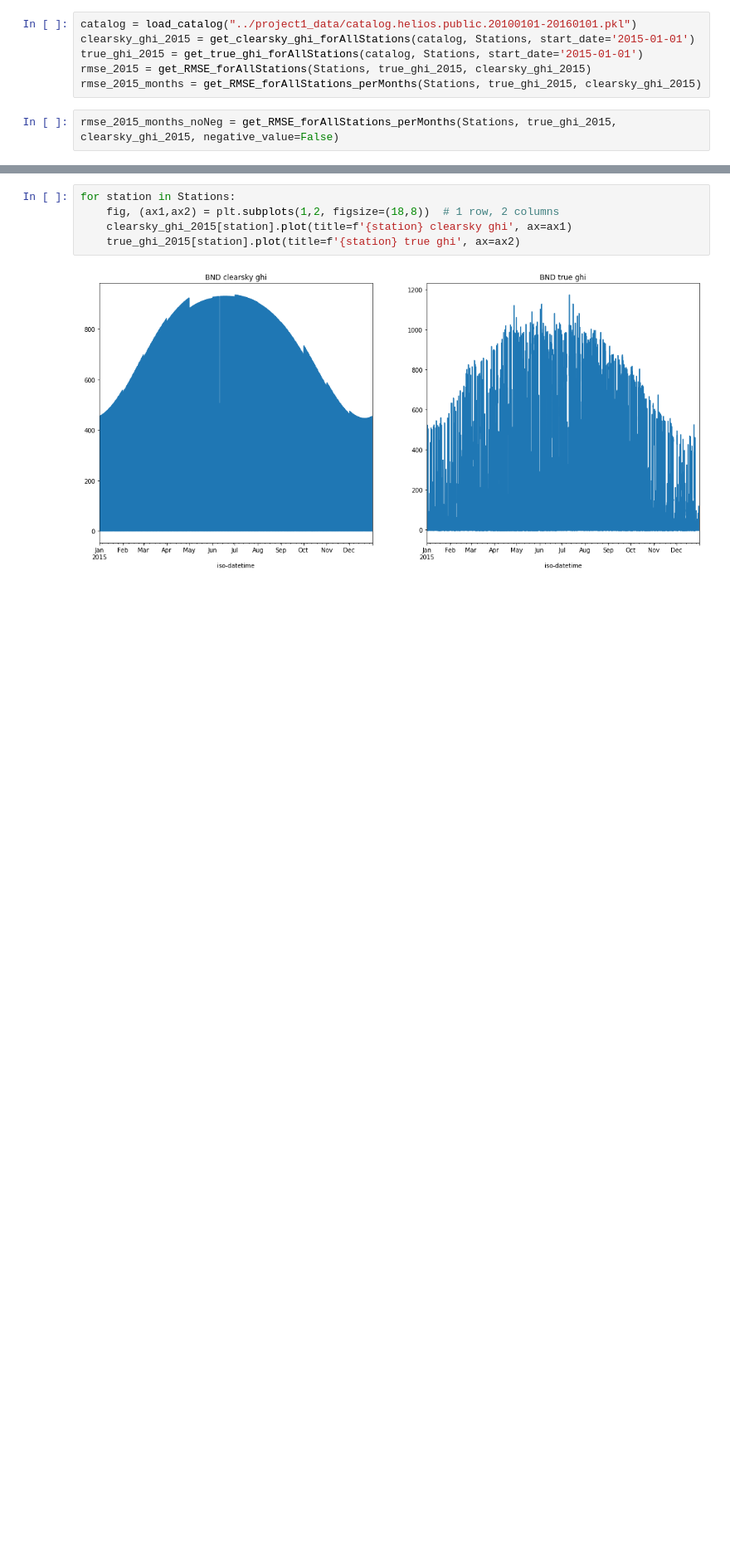
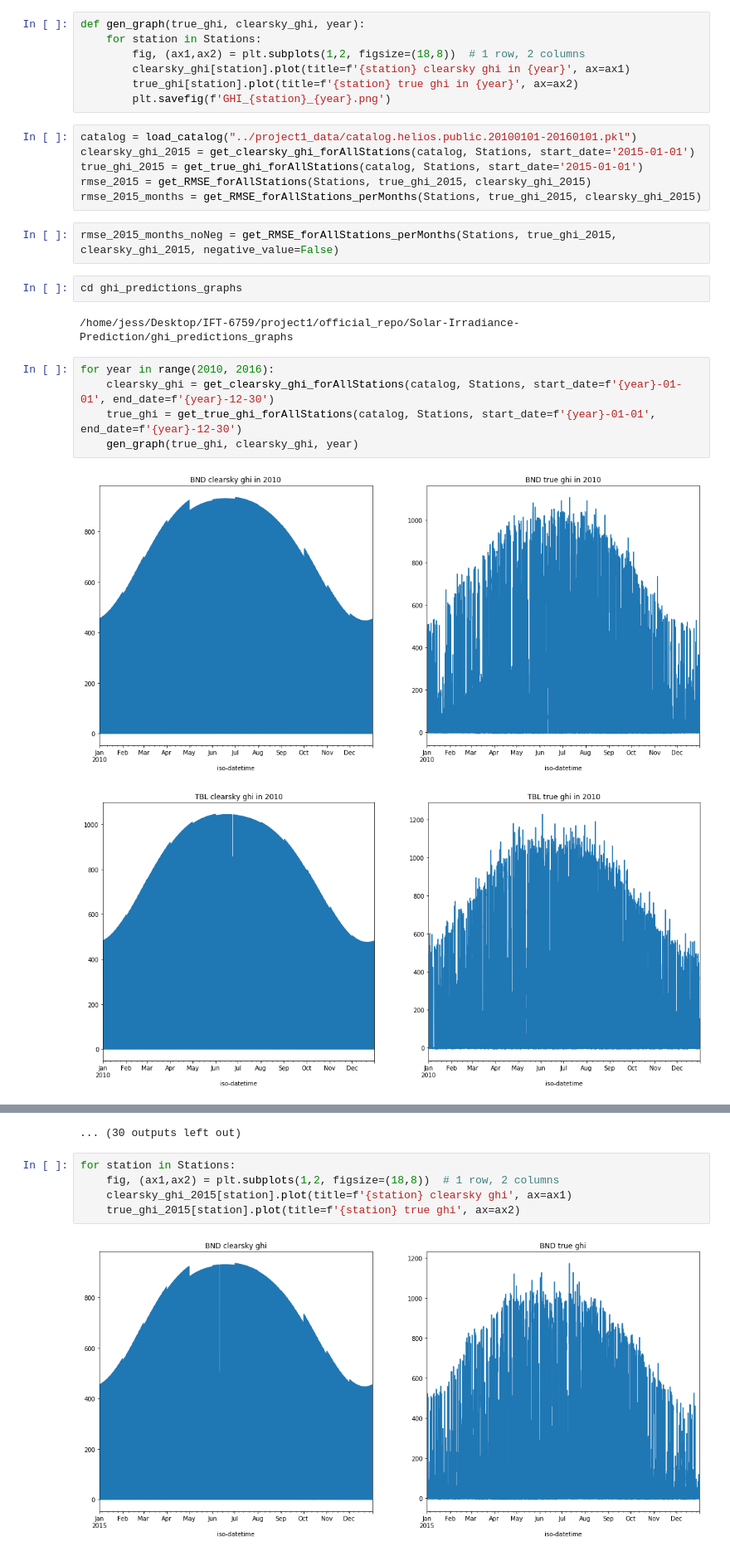
Before and after one commit to nathanielsimard/Solar-Irradiance-Prediction, a Jupyter notebook: models_results/clearsky/Clearsky_predictions.ipynb, the cells around one changed output, grey strips where cells are left out. Shown at 83% size. Drawn from its saved outputs; the diff is of its cells as text; blank space fills up the shorter version.

```diff
--- a/models_results/clearsky/Clearsky_predictions.ipynb
+++ b/models_results/clearsky/Clearsky_predictions.ipynb
@@ -96,6 +96,13 @@ def get_RMSE_forAllStations_perMonths(stations, true_ghi, clearsky_ghi, negative
                 i+=1
         rmse[station].append(get_RMSE_forStations(np.array(clearsky_ghi), np.array(true_ghi)))
     return rmse
+# %%
+def gen_graph(true_ghi, clearsky_ghi, year):
+    for station in Stations:
+        fig, (ax1,ax2) = plt.subplots(1,2, figsize=(18,8))  # 1 row, 2 columns
+        clearsky_ghi[station].plot(title=f'{station} clearsky ghi in {year}', ax=ax1)
+        true_ghi[station].plot(title=f'{station} true ghi in {year}', ax=ax2)
+        plt.savefig(f'GHI_{station}_{year}.png')
 # %%
 catalog = load_catalog("../project1_data/catalog.helios.public.20100101-20160101.pkl")
 clearsky_ghi_2015 = get_clearsky_ghi_forAllStations(catalog, Stations, start_date='2015-01-01')
@@ -104,3 +111,15 @@ rmse_2015 = get_RMSE_forAllStations(Stations, true_ghi_2015, clearsky_ghi_2015)
 rmse_2015_months = get_RMSE_forAllStations_perMonths(Stations, true_ghi_2015, clearsky_ghi_2015)
 # %%
 rmse_2015_months_noNeg = get_RMSE_forAllStations_perMonths(Stations, true_ghi_2015, clearsky_ghi_2015, negative_value=False)
+# %%
+cd ghi_predictions_graphs
+# %% [output]
+/home/jess/Desktop/IFT-6759/project1/official_repo/Solar-Irradiance-Prediction/ghi_predictions_graphs
+# %%
+for year in range(2010, 2016):
+    clearsky_ghi = get_clearsky_ghi_forAllStations(catalog, Stations, start_date=f'{year}-01-01', end_date=f'{year}-12-30')
+    true_ghi = get_true_ghi_forAllStations(catalog, Stations, start_date=f'{year}-01-01', end_date=f'{year}-12-30')
+    gen_graph(true_ghi, clearsky_ghi, year)
+# %% [output]
+[figure, added]
+[figure, added]
@@ -107,3 +136,4 @@ rmse_2015_months_noNeg = get_RMSE_forAllStations_perMonths(Stations, true_ghi_20
+... (30 outputs left out)
 # %%
 for station in Stations:
     fig, (ax1,ax2) = plt.subplots(1,2, figsize=(18,8))  # 1 row, 2 columns
```
Also changed, not shown: parts of 1 cell of this notebook, 1 other file.
